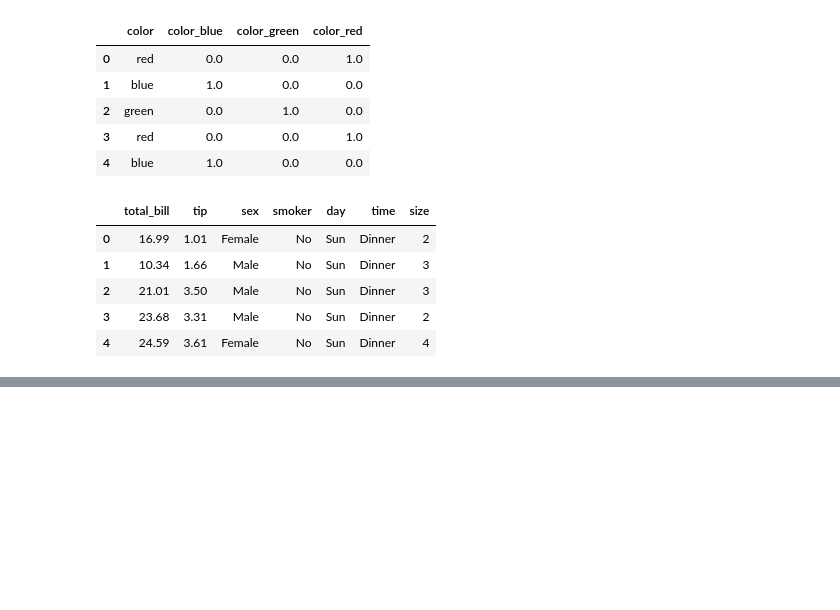
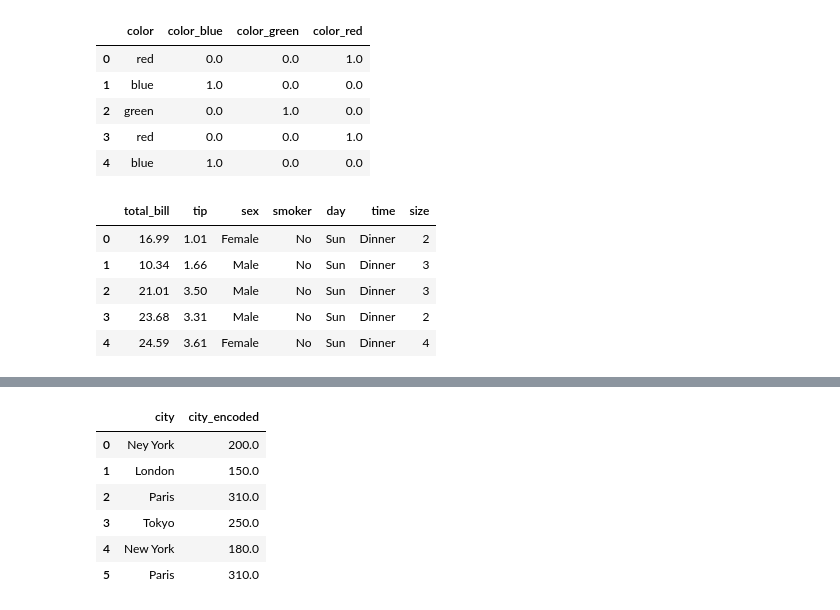
Before and after one commit to mohithnovoct/Feature_Engineering, a Jupyter notebook: 5.0- Data Encoding.ipynb, the cells around one changed output, grey strips where cells are left out. Saved outputs shown, nothing was run; the diff lists cells and outputs as text; code cells hidden in the pictures; blank space fills up the shorter version.

```diff
--- a/5.0- Data Encoding.ipynb
+++ b/5.0- Data Encoding.ipynb
@@ -85,0 +180,2 @@ encode = enc.fit_transform(df[['sex']])
+# %%
+mean_price = df.groupby('city')['price'].mean().to_dict()
@@ -85,0 +190,12 @@ encode = enc.fit_transform(df[['sex']])
+# %%
+df['city_encoded'] = df['city'].map(mean_price)
+# %%
+df[['city','city_encoded']]
+# %% [output]
+|  | city | city_encoded |
+| 0 | Ney York | 200.0 |
+| 1 | London | 150.0 |
+| 2 | Paris | 310.0 |
+| 3 | Tokyo | 250.0 |
+| 4 | New York | 180.0 |
+| 5 | Paris | 310.0 |
```
Also changed, not shown: parts of 25 cells of this notebook.
